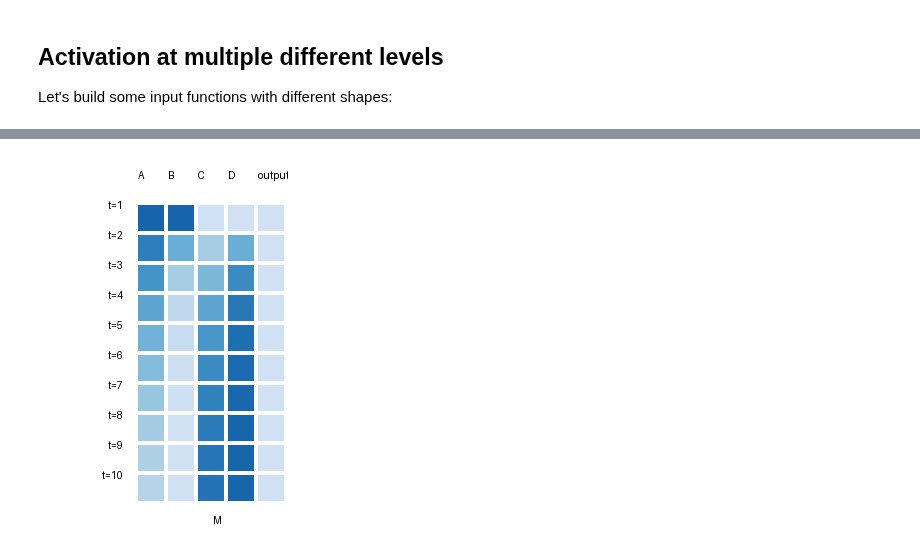
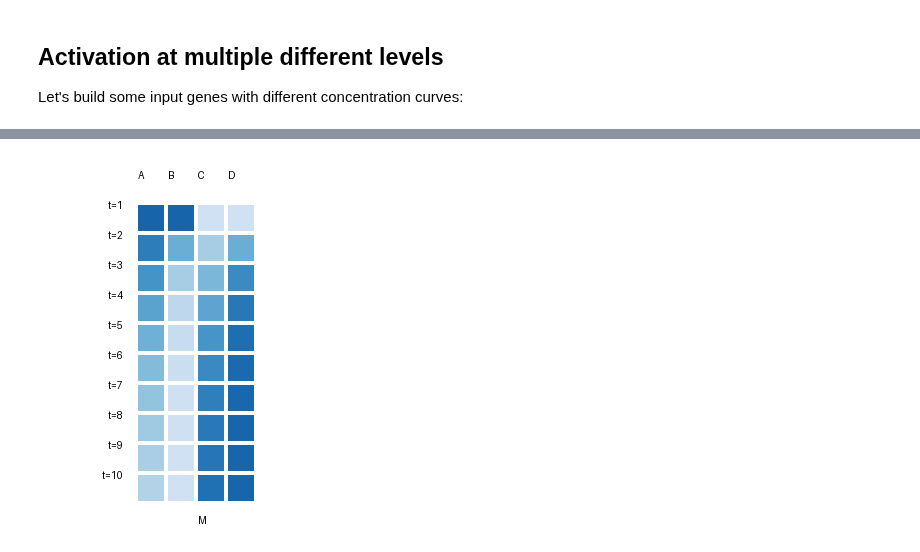
Before and after one commit to dinkum-bio/dinkum, a Jupyter notebook: notebooks/6-multi-level-activation.ipynb, the cells around one changed output, grey strips where cells are left out. Cells and saved outputs as stored; diff of their text form; code cells hidden in the pictures.

```diff
--- a/notebooks/6-multi-level-activation.ipynb
+++ b/notebooks/6-multi-level-activation.ipynb
@@ -11,7 +12,7 @@ from matplotlib import pyplot as plt
 # %% [markdown]
 ## Activation at multiple different levels
 
-Let's build some input functions with different shapes:
+Let's build some input genes with different concentration curves:
 # %%
 dinkum.reset()
 
@@ -21,33 +22,10 @@ b = Gene(name='B')
 c = Gene(name='C')
 d = Gene(name='D')
 
-output = Gene(name='output')
-
-def decay_fn(*, A):
-    decay = 1.2
-    return A.level / decay, True
-
-def decay_fn2(*, B):
-    decay = 2
-    return B.level / decay, True
-
-def growth_fn(*, C):
-    growth = 1/4
-    return C.level + (100 - C.level) * growth, True
-
-def growth_fn2(*, D):
-    growth = 1/2
-    return D.level + (100 - D.level) * growth, True
-
-a.is_present(where=m, start=1, duration=1, level=100)
-b.is_present(where=m, start=1, duration=1, level=100)
-c.is_present(where=m, start=1, duration=1, level=0)
-d.is_present(where=m, start=1, duration=1, level=0)
-
-a.custom_activation(state_fn=decay_fn)
-b.custom_activation(state_fn=decay_fn2)
-c.custom_activation(state_fn=growth_fn)
-d.custom_activation(state_fn=growth_fn2)
+a.custom_obj(Decay(rate=1.2, tissue=m))
+b.custom_obj(Decay(rate=2, tissue=m))
+c.custom_obj(Growth(rate=0.25, tissue=m))
+d.custom_obj(Growth(rate=0.5, tissue=m))
 
 gene_names = vfg.get_gene_names()
 display_fn, conc_df, active_df = dinkum.run_and_display_df(start=1, stop=10, gene_names=gene_names)
@@ -63,2 +36,2 @@ WARNING: at time t=10 gene B has level == 0 but is active! Is this intentional??
-[figure, old version]
+[figure, new version]
 # %%
```
Also changed, not shown: parts of 10 cells of this notebook, 33 other files.
